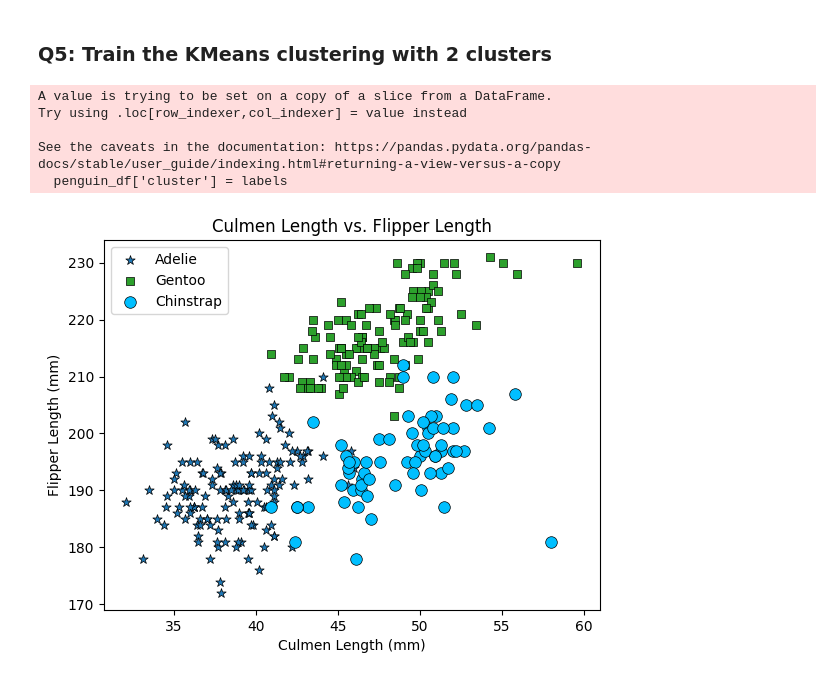
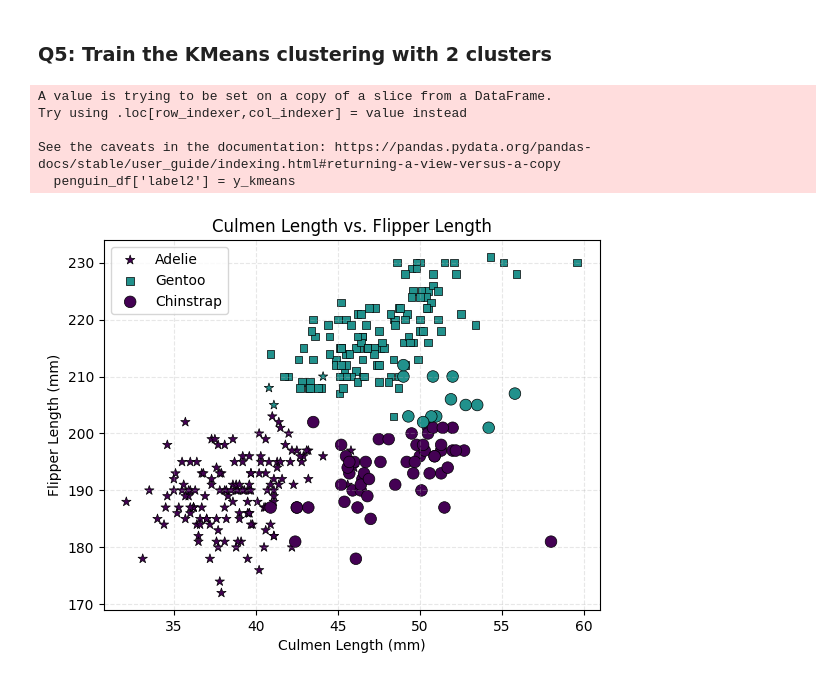
Before and after one commit to MarcoZanine/2024_Intro_Python, a Jupyter notebook: W4_S1.ipynb, the cells around one changed output. Drawn from its saved outputs; the diff is of its cells as text; code cells hidden in the pictures.

```diff
--- a/W4_S1.ipynb
+++ b/W4_S1.ipynb
@@ -223,7 +223,8 @@ First store the predicted labels in the pandas dataframe
 # Store the predicted labels in a new index
 # %%
 #@title Skeleton code
-penguin_df['cluster'] = labels
+y_kmeans = kmeans.predict(X)
+penguin_df['label2'] = y_kmeans
 # %% [output]
 A value is trying to be set on a copy of a slice from a DataFrame.
 Try using .loc[row_indexer,col_indexer] = value instead
@@ -248,0 +248,23 @@ Recreate the figure below
+# %%
+# Script to recreate the figure
+kmeans = KMeans(n_clusters=3)
+kmeans.fit(X)
+y_kmeans = kmeans.predict(X)
+penguin_df['label2'] = y_kmeans
+
+Adelie, Gentoo, Chinstrap = penguin_df[penguin_df['species']=='Adelie'], penguin_df[penguin_df['species']=='Gentoo'], \
+penguin_df[penguin_df['species']=='Chinstrap']
+
+A_culmen, A_flipper = Adelie['culmen_length_mm'], Adelie['flipper_length_mm']
+G_culmen, G_flipper = Gentoo['culmen_length_mm'], Gentoo['flipper_length_mm']
+C_culmen, C_flipper = Chinstrap['culmen_length_mm'], Chinstrap['flipper_length_mm']
+
+plt.scatter(A_culmen, A_flipper, c=Adelie['label2'], s=50, marker='*', label='Adelie', edgecolors='k', linewidths=0.5, vmin=0, vmax=2)
+plt.scatter(G_culmen, G_flipper, c=Gentoo['label2'], s=30, marker='s', label='Gentoo', edgecolors='k', linewidths=0.5, vmin=0, vmax=2)
+plt.scatter(C_culmen, C_flipper, c=Chinstrap['label2'], s=70, marker='o', label='Chinstrap', edgecolors='k', linewidths=0.5, vmin=0, vmax=2)
+plt.grid(linestyle='--',alpha=0.3)
+plt.title('Culmen Length vs. Flipper Length')
+plt.ylabel('Flipper Length (mm)')
+plt.xlabel('Culmen Length (mm)')
+plt.legend()
+plt.show()
@@ -263,34 +292,34 @@ plt.show()
 # %%
 # Train k-means clustering algorithm here
 # Train a k-means clustering model
 kmeans = KMeans(n_clusters=2)
 kmeans.fit(X)
-# Use the model to label all data points
-labels = kmeans.labels_
-penguin_df['cluster'] = labels
+y_kmeans = kmeans.predict(X)
+penguin_df['label2'] = y_kmeans
 
 Adelie, Gentoo, Chinstrap = penguin_df[penguin_df['species']=='Adelie'], penguin_df[penguin_df['species']=='Gentoo'], \
 penguin_df[penguin_df['species']=='Chinstrap']
 
 A_culmen, A_flipper = Adelie['culmen_length_mm'], Adelie['flipper_length_mm']
 G_culmen, G_flipper = Gentoo['culmen_length_mm'], Gentoo['flipper_length_mm']
 C_culmen, C_flipper = Chinstrap['culmen_length_mm'], Chinstrap['flipper_length_mm']
 
-plt.scatter(A_culmen, A_flipper, c='#1f77b4', s=50, marker='*', label='Adelie', edgecolors='k', linewidths=0.5)
-plt.scatter(G_culmen, G_flipper, c='#2ca02c', s=30, marker='s', label='Gentoo', edgecolors='k', linewidths=0.5)
-plt.scatter(C_culmen, C_flipper, c='deepskyblue', s=70, marker='o', label='Chinstrap', edgecolors='k', linewidths=0.5)
+plt.scatter(A_culmen, A_flipper, c=Adelie['label2'], s=50, marker='*', label='Adelie', edgecolors='k', linewidths=0.5, vmin=0, vmax=2)
+plt.scatter(G_culmen, G_flipper, c=Gentoo['label2'], s=30, marker='s', label='Gentoo', edgecolors='k', linewidths=0.5, vmin=0, vmax=2)
+plt.scatter(C_culmen, C_flipper, c=Chinstrap['label2'], s=70, marker='o', label='Chinstrap', edgecolors='k', linewidths=0.5, vmin=0, vmax=2)
+plt.grid(linestyle='--',alpha=0.3)
 plt.title('Culmen Length vs. Flipper Length')
 plt.ylabel('Flipper Length (mm)')
 plt.xlabel('Culmen Length (mm)')
 plt.legend()
 plt.show()
 # %% [output]
 A value is trying to be set on a copy of a slice from a DataFrame.
 Try using .loc[row_indexer,col_indexer] = value instead
 
 See the caveats in the documentation: https://pandas.pydata.org/pandas-docs/stable/user_guide/indexing.html#returning-a-view-versus-a-copy
-  penguin_df['cluster'] = labels
+  penguin_df['label2'] = y_kmeans
-[figure, old version]
+[figure, new version]
 # %% [markdown]
 We got this figure with our model. Can you recreate it?
 
```
Also changed, not shown: parts of 4 cells of this notebook.
